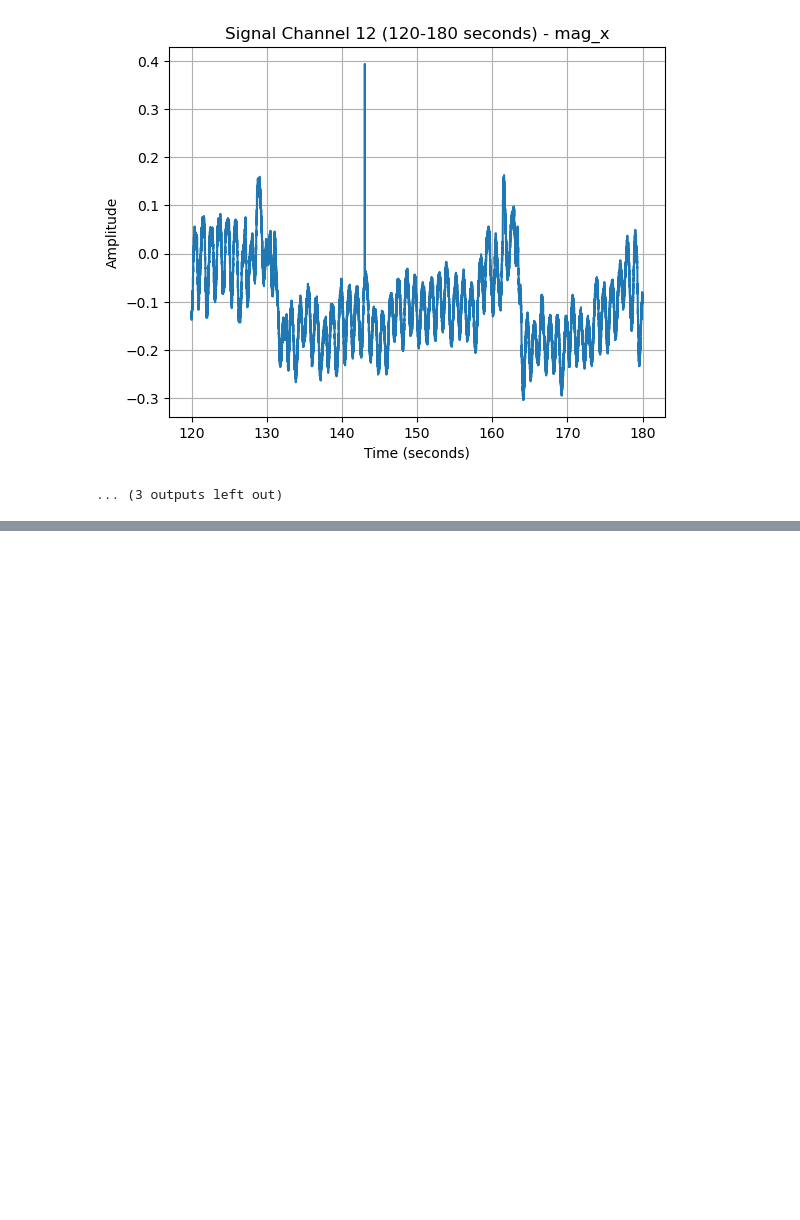
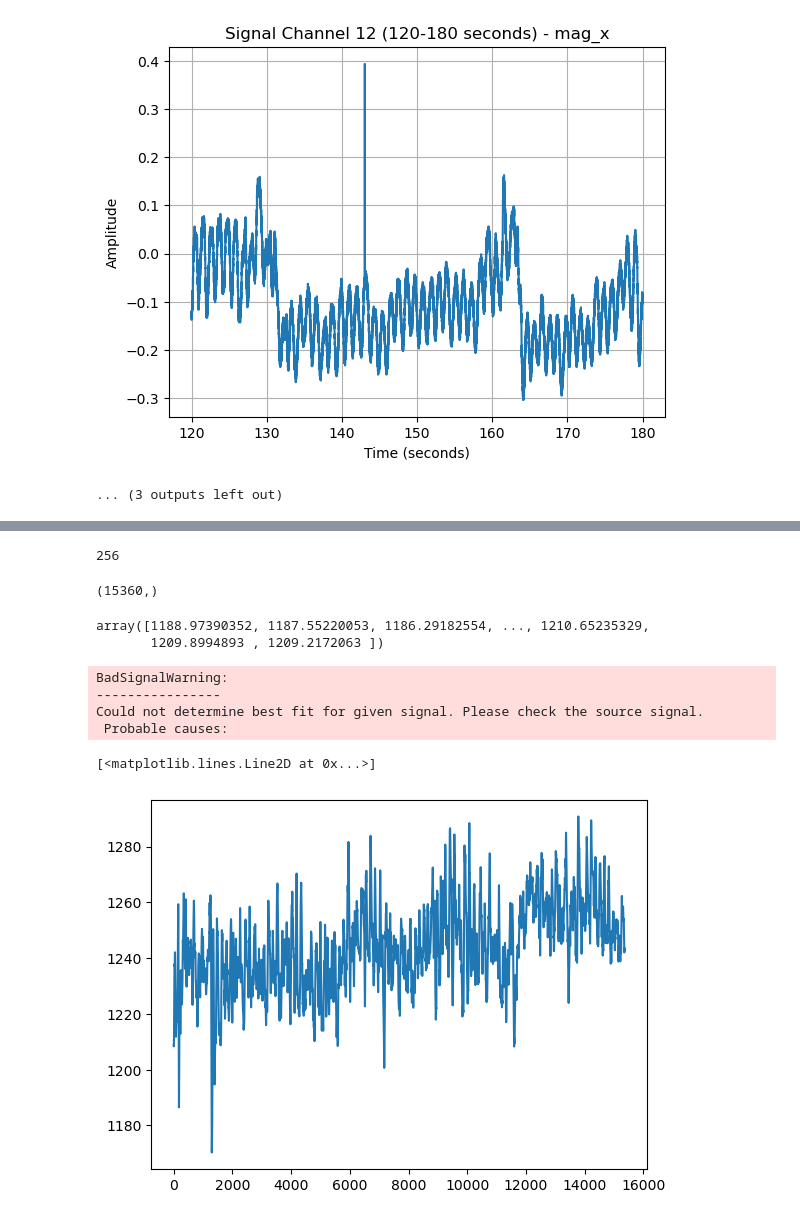
Before and after one commit to J-Anzules/PPG_ML_code, a Jupyter notebook: ExploringData.ipynb, the cells around one changed output, grey strips where cells are left out. Drawn from its saved outputs; the diff is of its cells as text; code cells hidden in the pictures; blank space fills up the shorter version.

Commit message:
PPG analysis

```diff
--- a/ExploringData.ipynb
+++ b/ExploringData.ipynb
@@ -195,0 +202,55 @@ for channel in range(num_channels):
+# %%
+record.fs
+# %% [output]
+256
+# %%
+segment_ppg_data.shape
+# %% [output]
+(15360,)
+# %%
+segment_ppg_data
+# %% [output]
+array([1188.97390352, 1187.55220053, 1186.29182554, ..., 1210.65235329,
+       1209.8994893 , 1209.2172063 ])
+# %%
+signal_data = record.p_signal
+sampling_frequency = record.fs
+
+start_time = 180  # Start time in seconds
+end_time = 240  # End time in seconds
+
+start_index = int(start_time * sampling_frequency)
+end_index = int(end_time * sampling_frequency)
+
+ppg_data = signal_data[:,1]
+
+segment_ppg_data = ppg_data[start_index:end_index]
+
+# Specify the desired cutoff frequencies for the bandpass filter
+lowcut = 0.5
+highcut = 50
+
+# Specify the filter order
+order = 4
+
+# Filter the data using a Butterworth bandpass filter
+b, a = signal.butter(order, [lowcut, highcut], fs=sampling_frequency, btype='band')
+filtered_data = signal.lfilter(b, a, segment_ppg_data)
+# %%
+# Scale the filtered data to a range of [0, 1]
+scaled_data = hp.scale_data(filtered_data)
+# scaled_data = scaled_data.flatten()
+
+# Perform HRV analysis on the scaled data
+wd, m = hp.process(scaled_data, sampling_frequency)
+# %% [output]
+BadSignalWarning:
+----------------
+Could not determine best fit for given signal. Please check the source signal.
+ Probable causes:
+# %%
+b = range(len(segment_ppg_data))
+plt.plot(b, segment_ppg_data)
+# %% [output]
+[<matplotlib.lines.Line2D at 0x...>]
+[figure, added]
```
Also changed, not shown: parts of 8 cells of this notebook.
